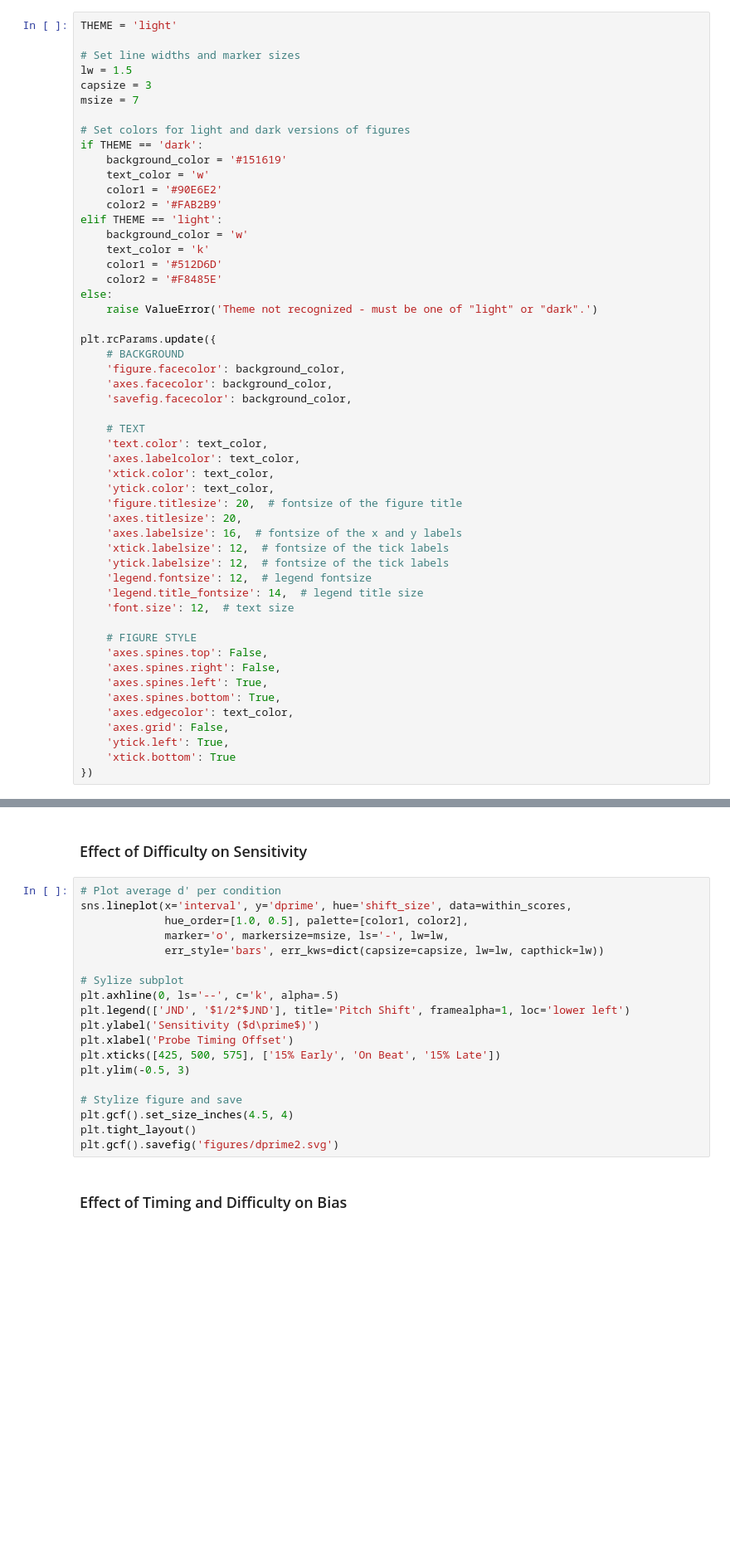
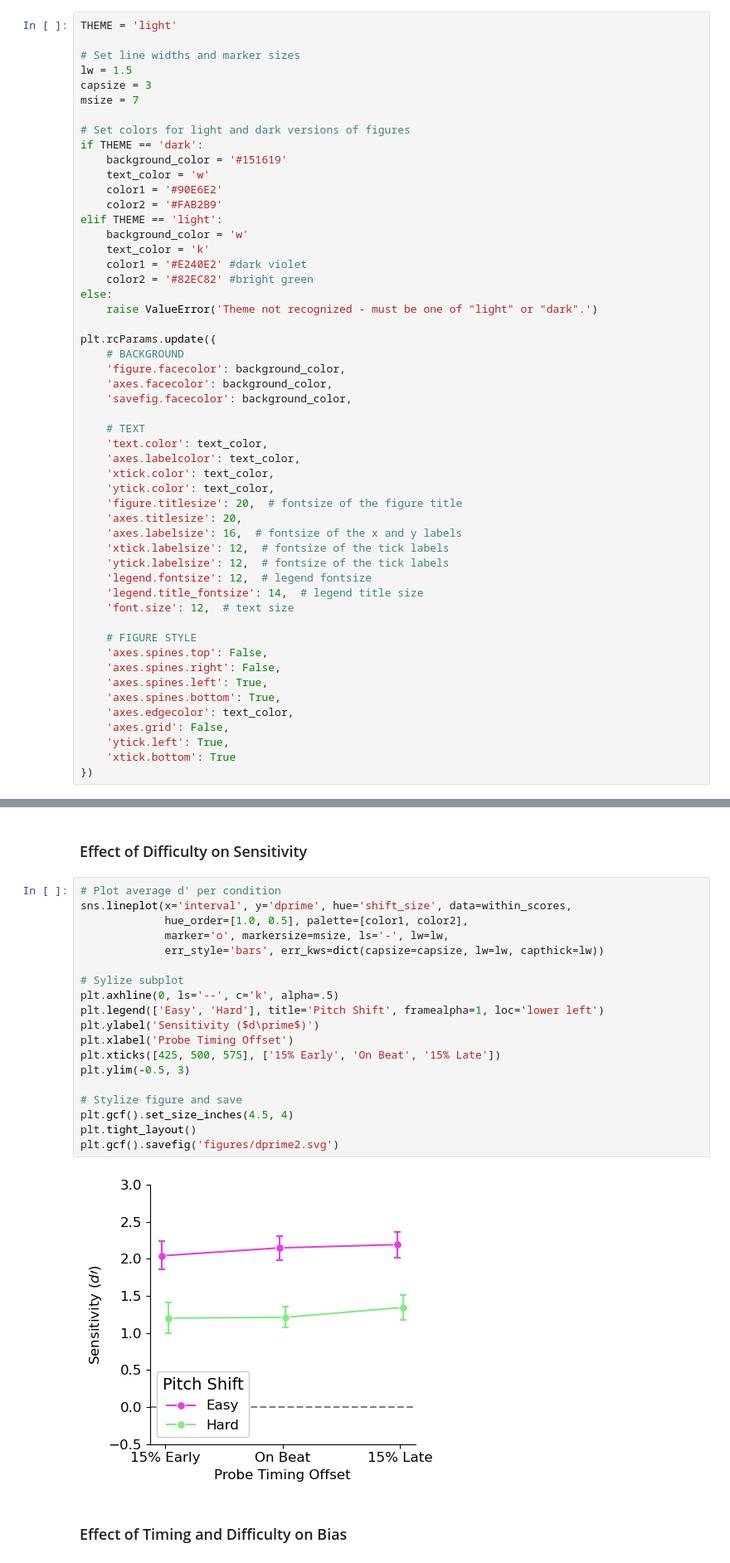
Before and after one commit to jpazdera/IllusoryPitch, a Jupyter notebook: E2/analysis/Analysis (IP-AD).ipynb, the cells around one changed output, grey strips where cells are left out. Shown at 83% size. Saved outputs shown, nothing was run; the diff lists cells and outputs as text; blank space fills up the shorter version.

Commit message:
figures - changed colours

```diff
--- a/E2/analysis/Analysis (IP-AD).ipynb
+++ b/E2/analysis/Analysis (IP-AD).ipynb
@@ -30,8 +30,8 @@ if THEME == 'dark':
 elif THEME == 'light':
     background_color = 'w'
     text_color = 'k'
-    color1 = '#512D6D'
-    color2 = '#F8485E'
+    color1 = '#E240E2' #dark violet
+    color2 = '#82EC82' #bright green
 else:
     raise ValueError('Theme not recognized - must be one of "light" or "dark".')
 
@@ -121,22 +124,24 @@ within_scores.loc[within_scores.shift_size == 0.5, 'interval'] += 2
 # %%
 # Plot average d' per condition
 sns.lineplot(x='interval', y='dprime', hue='shift_size', data=within_scores,
              hue_order=[1.0, 0.5], palette=[color1, color2],
              marker='o', markersize=msize, ls='-', lw=lw,
              err_style='bars', err_kws=dict(capsize=capsize, lw=lw, capthick=lw))
 
 # Sylize subplot
 plt.axhline(0, ls='--', c='k', alpha=.5)
-plt.legend(['JND', '$1/2*$JND'], title='Pitch Shift', framealpha=1, loc='lower left')
+plt.legend(['Easy', 'Hard'], title='Pitch Shift', framealpha=1, loc='lower left')
 plt.ylabel('Sensitivity ($d\prime$)')
 plt.xlabel('Probe Timing Offset')
 plt.xticks([425, 500, 575], ['15% Early', 'On Beat', '15% Late'])
 plt.ylim(-0.5, 3)
 
 # Stylize figure and save
 plt.gcf().set_size_inches(4.5, 4)
 plt.tight_layout()
 plt.gcf().savefig('figures/dprime2.svg')
+# %% [output]
+[figure, added]
 # %% [markdown]
 ### Effect of Timing and Difficulty on Bias
 # %%
```
Also changed, not shown: parts of 4 cells of this notebook, 4 other files.
